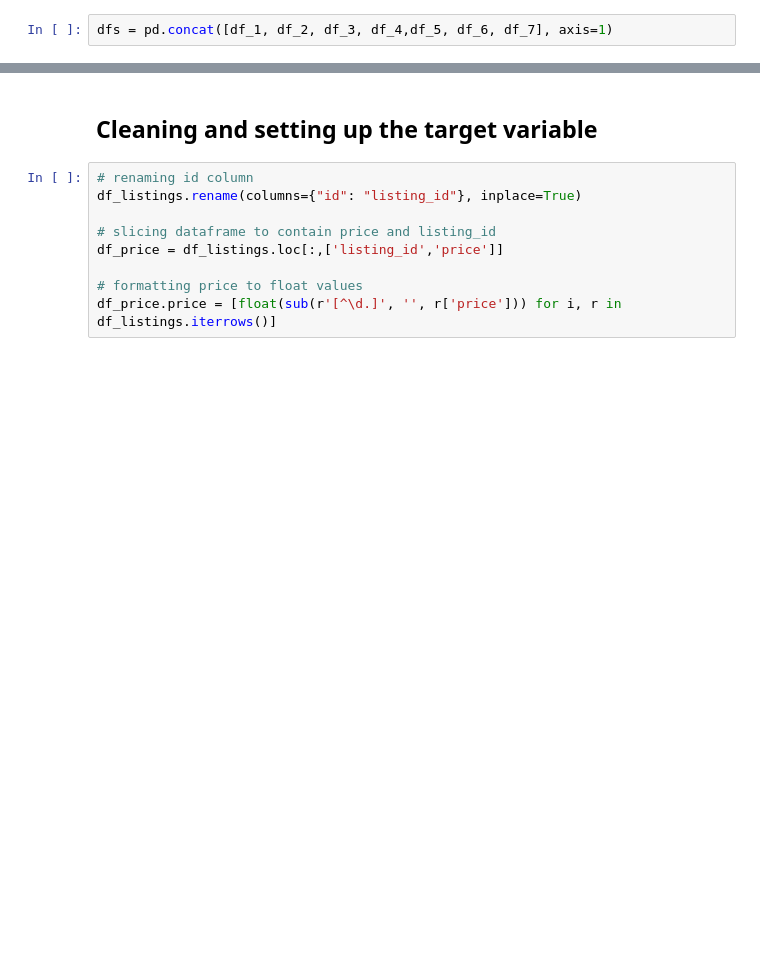
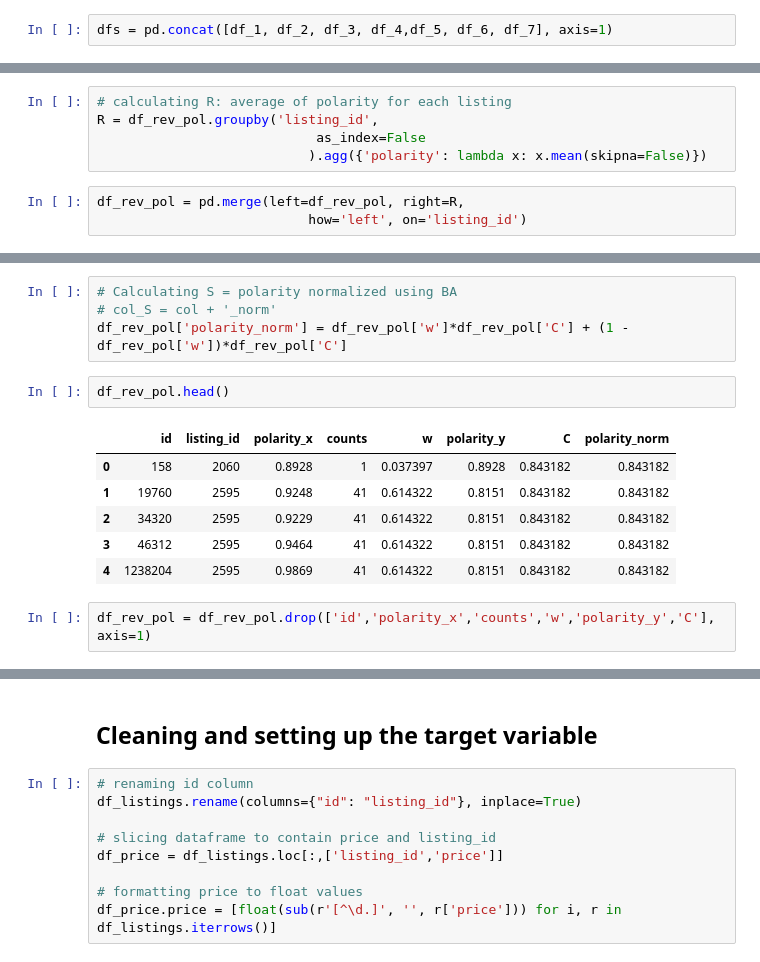
Before and after one commit to dcollaguazo/Airbnb-Price-Prediction, a Jupyter notebook: variable_exploration/dc/reviews_listings.ipynb, the cells around one changed output, grey strips where cells are left out. Saved outputs shown, nothing was run; the diff lists cells and outputs as text; blank space fills up the shorter version.

```diff
--- a/variable_exploration/dc/reviews_listings.ipynb
+++ b/variable_exploration/dc/reviews_listings.ipynb
@@ -245,0 +201,8 @@ dfs = pd.concat([df_1, df_2, df_3, df_4,df_5, df_6, df_7], axis=1)
+# %%
+# calculating R: average of polarity for each listing
+R = df_rev_pol.groupby('listing_id',
+                            as_index=False
+                           ).agg({'polarity': lambda x: x.mean(skipna=False)})
+# %%
+df_rev_pol = pd.merge(left=df_rev_pol, right=R,
+                           how='left', on='listing_id')
@@ -245,0 +230,15 @@ dfs = pd.concat([df_1, df_2, df_3, df_4,df_5, df_6, df_7], axis=1)
+# %%
+# Calculating S = polarity normalized using BA
+# col_S = col + '_norm'
+df_rev_pol['polarity_norm'] = df_rev_pol['w']*df_rev_pol['C'] + (1 - df_rev_pol['w'])*df_rev_pol['C']
+# %%
+df_rev_pol.head()
+# %% [output]
+|  | id | listing_id | polarity_x | counts | w | polarity_y | C | polarity_norm |
+| 0 | 158 | 2060 | 0.8928 | 1 | 0.037397 | 0.8928 | 0.843182 | 0.843182 |
+| 1 | 19760 | 2595 | 0.9248 | 41 | 0.614322 | 0.8151 | 0.843182 | 0.843182 |
+| 2 | 34320 | 2595 | 0.9229 | 41 | 0.614322 | 0.8151 | 0.843182 | 0.843182 |
+| 3 | 46312 | 2595 | 0.9464 | 41 | 0.614322 | 0.8151 | 0.843182 | 0.843182 |
+| 4 | 1238204 | 2595 | 0.9869 | 41 | 0.614322 | 0.8151 | 0.843182 | 0.843182 |
+# %%
+df_rev_pol = df_rev_pol.drop(['id','polarity_x','counts','w','polarity_y','C'], axis=1)
```
Also changed, not shown: parts of 46 cells of this notebook, 1 other file.
